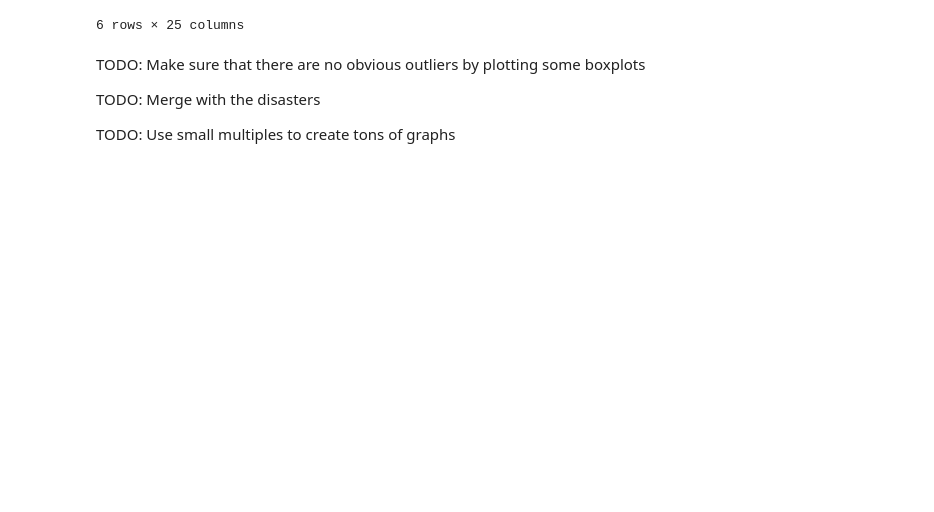
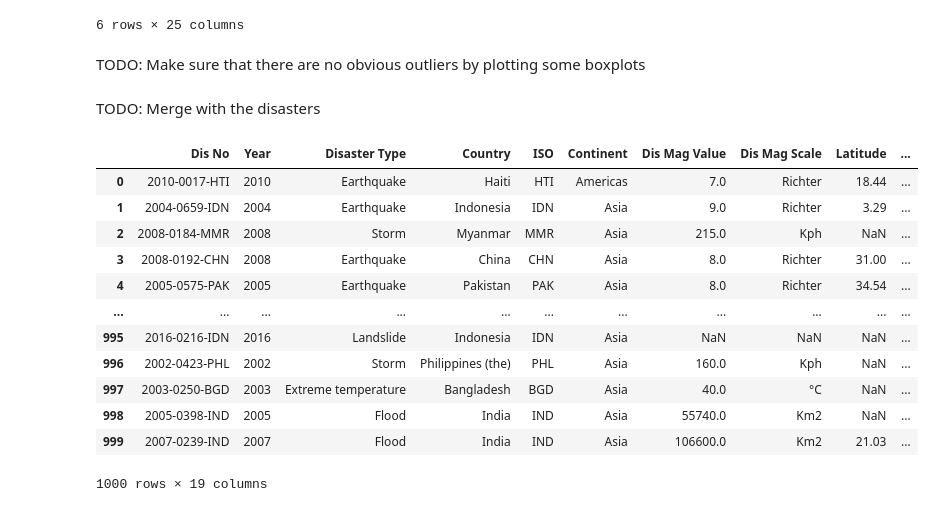
Before and after one commit to epfl-ada/ada-2021-project-hivemind, a Jupyter notebook: dataset_wdi.ipynb, the cells around one changed output. Cells and saved outputs as stored; diff of their text form; code cells hidden in the pictures; blank space fills up the shorter version.

Commit message:
Merged with disasters

```diff
--- a/dataset_wdi.ipynb
+++ b/dataset_wdi.ipynb
@@ -195,7 +195,23 @@ croatia_filled[croatia_filled.indicator_name.isin(interesting_indicators)]
 6 rows × 25 columns
 # %% [markdown]
 TODO: Make sure that there are no obvious outliers by plotting some boxplots
-
-TODO: Merge with the disasters
-
-TODO: Use small multiples to create tons of graphs
+# %% [markdown]
+TODO: Merge with the disasters
+# %%
+disasters = pd.read_csv("datasets/emdat_public_2021_11_06_clean.csv")
+disasters = disasters.drop(["Unnamed: 0"], axis=1)
+disasters
+# %% [output]
+|  | Dis No | Year | Disaster Type | Country | ISO | Continent | Dis Mag Value | Dis Mag Scale | Latitude | ... |
+| 0 | 2010-0017-HTI | 2010 | Earthquake | Haiti | HTI | Americas | 7.0 | Richter | 18.44 | ... |
+| 1 | 2004-0659-IDN | 2004 | Earthquake | Indonesia | IDN | Asia | 9.0 | Richter | 3.29 | ... |
+| 2 | 2008-0184-MMR | 2008 | Storm | Myanmar | MMR | Asia | 215.0 | Kph | NaN | ... |
+| 3 | 2008-0192-CHN | 2008 | Earthquake | China | CHN | Asia | 8.0 | Richter | 31.00 | ... |
+| 4 | 2005-0575-PAK | 2005 | Earthquake | Pakistan | PAK | Asia | 8.0 | Richter | 34.54 | ... |
+| ... | ... | ... | ... | ... | ... | ... | ... | ... | ... | ... |
+| 995 | 2016-0216-IDN | 2016 | Landslide | Indonesia | IDN | Asia | NaN | NaN | NaN | ... |
+| 996 | 2002-0423-PHL | 2002 | Storm | Philippines (the) | PHL | Asia | 160.0 | Kph | NaN | ... |
+| 997 | 2003-0250-BGD | 2003 | Extreme temperature | Bangladesh | BGD | Asia | 40.0 | °C | NaN | ... |
+| 998 | 2005-0398-IND | 2005 | Flood | India | IND | Asia | 55740.0 | Km2 | NaN | ... |
+| 999 | 2007-0239-IND | 2007 | Flood | India | IND | Asia | 106600.0 | Km2 | 21.03 | ... |
+1000 rows × 19 columns
```
Also changed, not shown: parts of 2 cells of this notebook.
